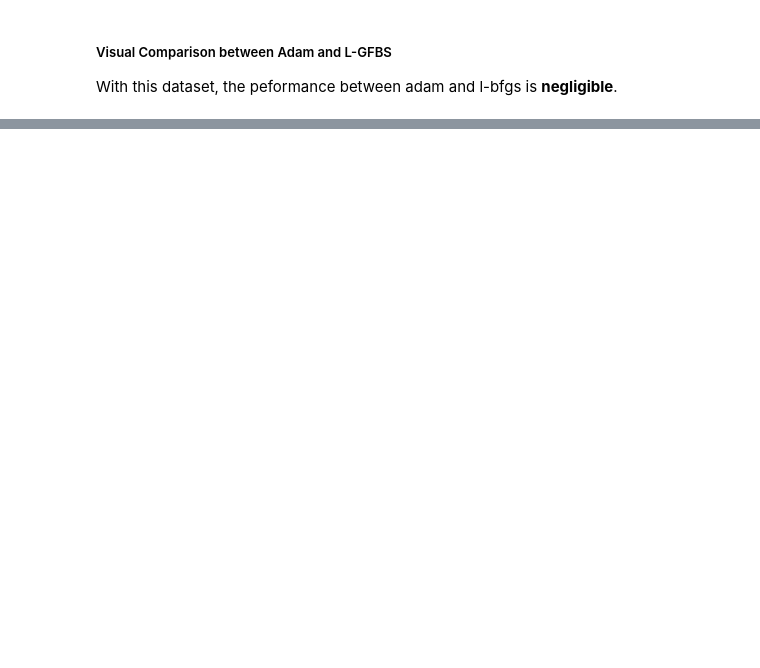
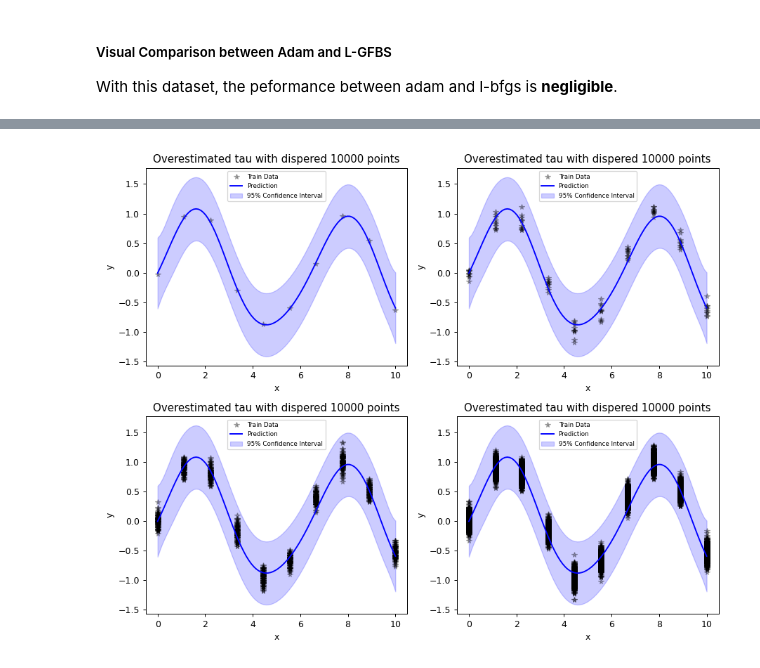
Before and after one commit to hansoncjc/GP-BO-Clustering-Tutorials, a Jupyter notebook: Gaussian Process.ipynb, the cells around one changed output, grey strips where cells are left out. Drawn from its saved outputs; the diff is of its cells as text; code cells hidden in the pictures; blank space fills up the shorter version.

```diff
--- a/Gaussian Process.ipynb
+++ b/Gaussian Process.ipynb
@@ -1033,0 +1192,11 @@ Text(0.5, 1.0, 'L-BFGS Optimizer')
+# %%
+# Plot with repeated data
+fig, axes = plt.subplots(2,2, figsize=(10,8),dpi=90)
+
+for x, y, ax in zip(train_x_repeat, train_y_repeat, axes.flatten()):
+    plot_model(model=model, likelihood=likelihood, train_x=x, train_y=y,
+           test_x=test_x, ax = ax, title = title)
+
+plt.tight_layout()
+# %% [output]
+[figure, added]
```
Also changed, not shown: parts of 15 cells of this notebook.
